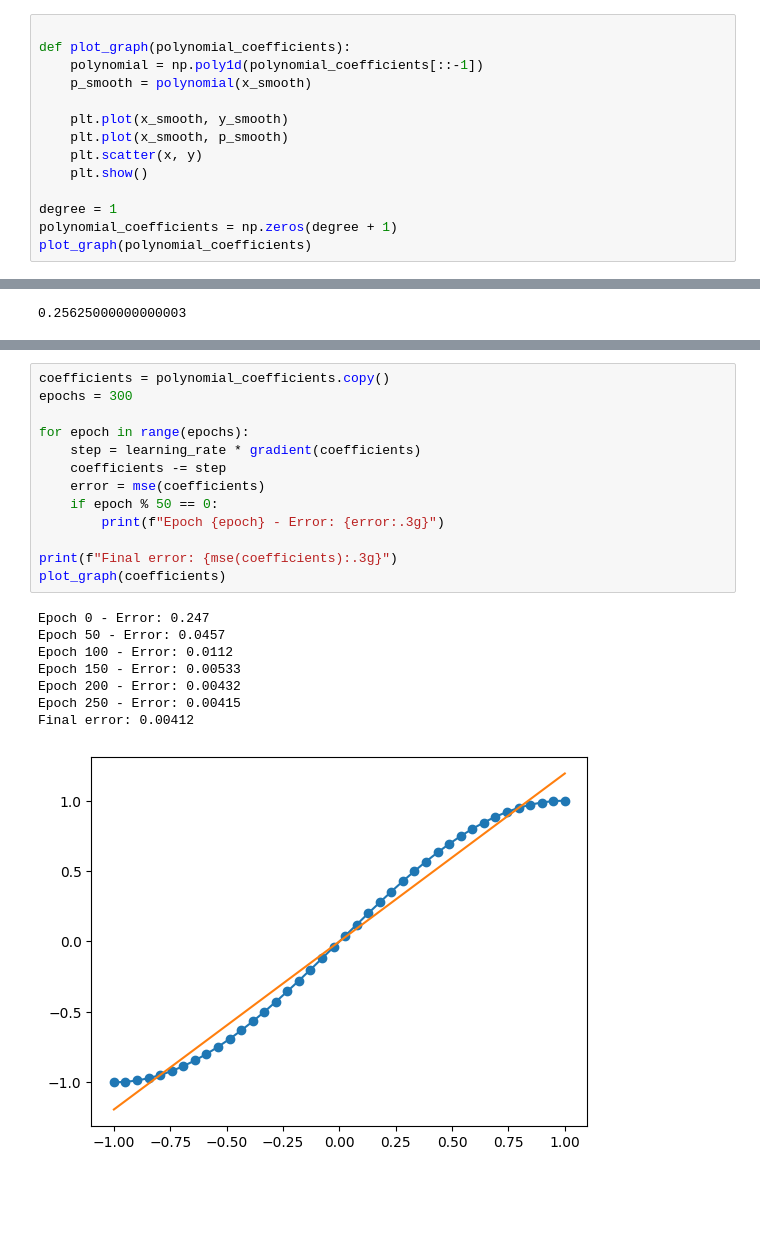
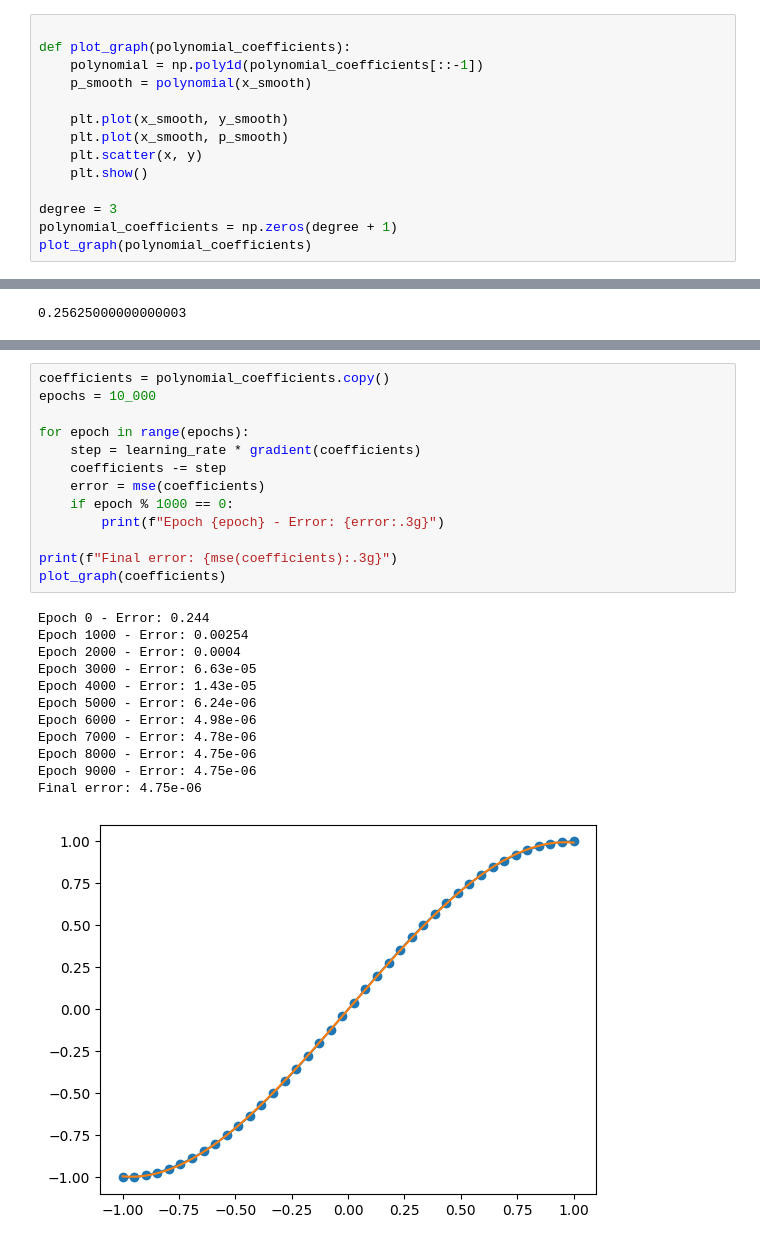
Before and after one commit to will-lynas/MATH0114-ML-AI, a Jupyter notebook: notebook.ipynb, the cells around one changed output, grey strips where cells are left out. Cells and saved outputs as stored; diff of their text form; blank space fills up the shorter version.

Commit message:
Try degree 3

```diff
--- a/notebook.ipynb
+++ b/notebook.ipynb
@@ -20,7 +20,7 @@ def plot_graph(polynomial_coefficients):
     plt.scatter(x, y)
     plt.show()
 
-degree = 1
+degree = 3
 polynomial_coefficients = np.zeros(degree + 1)
 plot_graph(polynomial_coefficients)
 # %% [output]
@@ -68,23 +68,27 @@ New MSE: 0.2474920102285033
 [figure]
 # %%
 coefficients = polynomial_coefficients.copy()
-epochs = 300
+epochs = 10_000
 
 for epoch in range(epochs):
     step = learning_rate * gradient(coefficients)
     coefficients -= step
     error = mse(coefficients)
-    if epoch % 50 == 0:
+    if epoch % 1000 == 0:
         print(f"Epoch {epoch} - Error: {error:.3g}")
 
 print(f"Final error: {mse(coefficients):.3g}")
 plot_graph(coefficients)
 # %% [output]
-Epoch 0 - Error: 0.247
-Epoch 50 - Error: 0.0457
-Epoch 100 - Error: 0.0112
-Epoch 150 - Error: 0.00533
-Epoch 200 - Error: 0.00432
-Epoch 250 - Error: 0.00415
-Final error: 0.00412
+Epoch 0 - Error: 0.244
+Epoch 1000 - Error: 0.00254
+Epoch 2000 - Error: 0.0004
+Epoch 3000 - Error: 6.63e-05
+Epoch 4000 - Error: 1.43e-05
+Epoch 5000 - Error: 6.24e-06
+Epoch 6000 - Error: 4.98e-06
+Epoch 7000 - Error: 4.78e-06
+Epoch 8000 - Error: 4.75e-06
+Epoch 9000 - Error: 4.75e-06
+Final error: 4.75e-06
-[figure, old version]
+[figure, new version]
```
Also changed, not shown: parts of 2 cells of this notebook.
